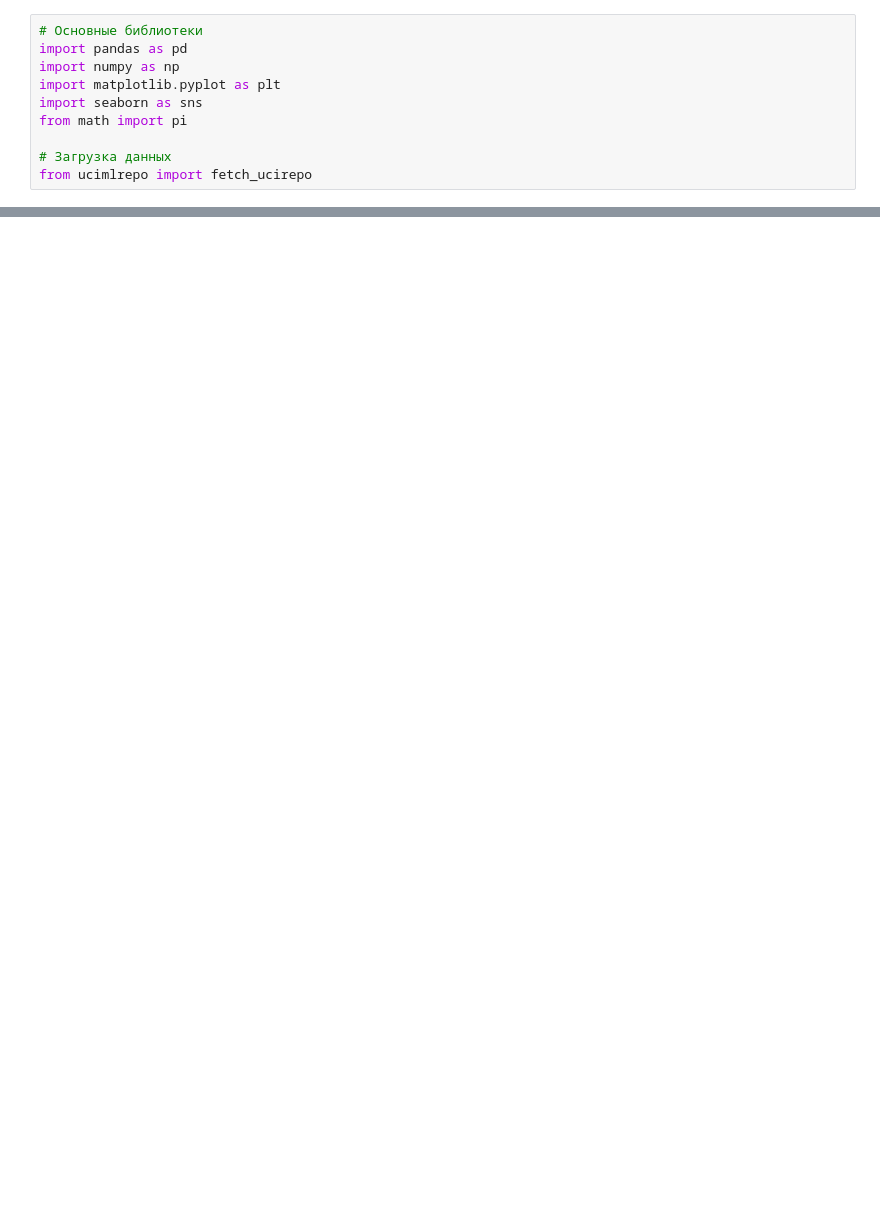
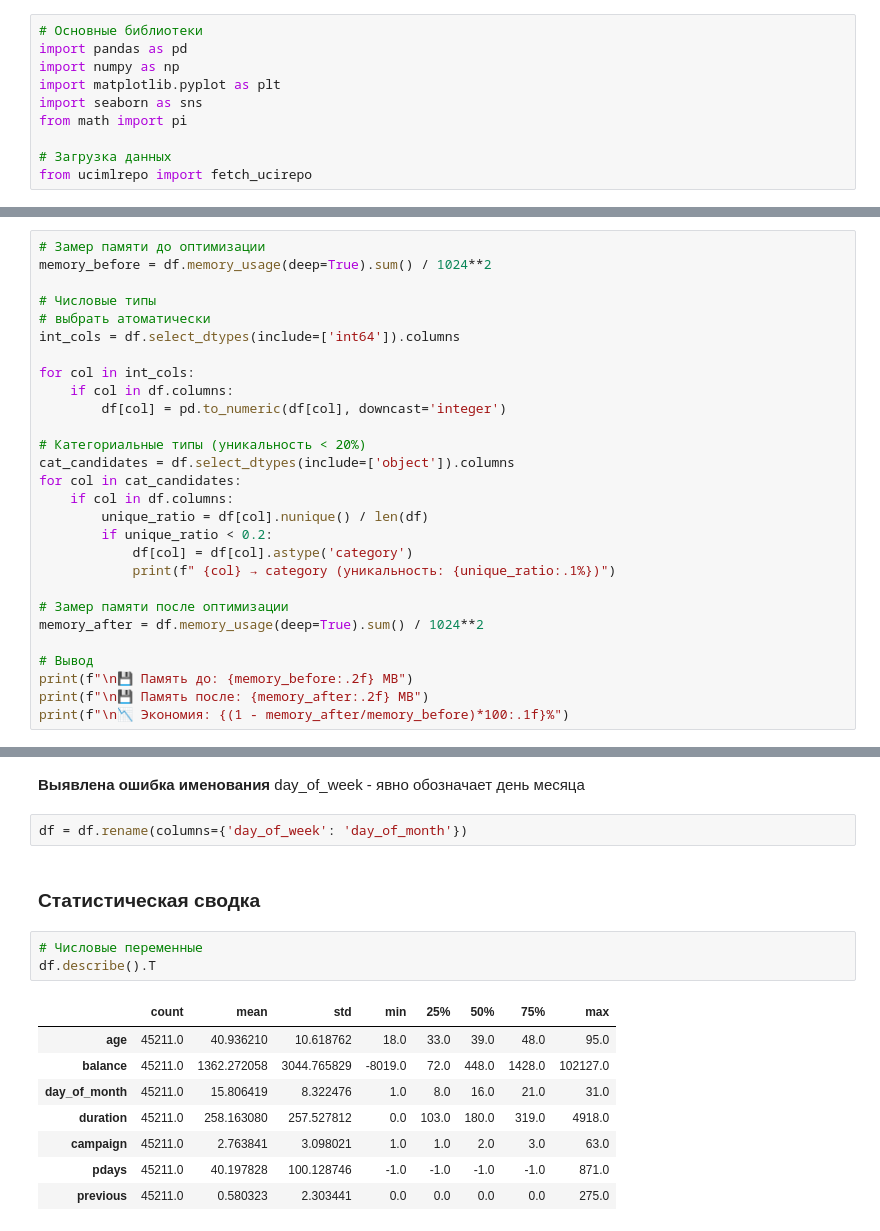
Before and after one commit to RafaelPozoyan/UrFU_project, a Jupyter notebook: practicum.ipynb, the cells around one changed output, grey strips where cells are left out. Saved outputs shown, nothing was run; the diff lists cells and outputs as text; blank space fills up the shorter version.

```diff
--- a/practicum.ipynb
+++ b/practicum.ipynb
@@ -50,0 +164,28 @@ memory usage: 5.9+ MB
+# %%
+# Замер памяти до оптимизации
+memory_before = df.memory_usage(deep=True).sum() / 1024**2
+
+# Числовые типы
+# выбрать атоматически
+int_cols = df.select_dtypes(include=['int64']).columns
+
+for col in int_cols:
+    if col in df.columns:
+        df[col] = pd.to_numeric(df[col], downcast='integer')
+
+# Категориальные типы (уникальность < 20%)
+cat_candidates = df.select_dtypes(include=['object']).columns
+for col in cat_candidates:
+    if col in df.columns:
+        unique_ratio = df[col].nunique() / len(df)
+        if unique_ratio < 0.2:
+            df[col] = df[col].astype('category')
+            print(f" {col} → category (уникальность: {unique_ratio:.1%})")
+
+# Замер памяти после оптимизации
+memory_after = df.memory_usage(deep=True).sum() / 1024**2
+
+# Вывод
+print(f"\n💾 Память до: {memory_before:.2f} MB")
+print(f"\n💾 Память после: {memory_after:.2f} MB")
+print(f"\n📉 Экономия: {(1 - memory_after/memory_before)*100:.1f}%")
@@ -50,0 +229,19 @@ memory usage: 5.9+ MB
+# %% [markdown]
+**Выявлена ошибка именования**
+day_of_week - явно обозначает день месяца
+# %%
+df = df.rename(columns={'day_of_week': 'day_of_month'})
+# %% [markdown]
+### Статистическая сводка
+# %%
+# Числовые переменные
+df.describe().T
+# %% [output]
+|  | count | mean | std | min | 25% | 50% | 75% | max |
+| age | 45211.0 | 40.936210 | 10.618762 | 18.0 | 33.0 | 39.0 | 48.0 | 95.0 |
+| balance | 45211.0 | 1362.272058 | 3044.765829 | -8019.0 | 72.0 | 448.0 | 1428.0 | 102127.0 |
+| day_of_month | 45211.0 | 15.806419 | 8.322476 | 1.0 | 8.0 | 16.0 | 21.0 | 31.0 |
+| duration | 45211.0 | 258.163080 | 257.527812 | 0.0 | 103.0 | 180.0 | 319.0 | 4918.0 |
+| campaign | 45211.0 | 2.763841 | 3.098021 | 1.0 | 1.0 | 2.0 | 3.0 | 63.0 |
+| pdays | 45211.0 | 40.197828 | 100.128746 | -1.0 | -1.0 | -1.0 | -1.0 | 871.0 |
+| previous | 45211.0 | 0.580323 | 2.303441 | 0.0 | 0.0 | 0.0 | 0.0 | 275.0 |
```
Also changed, not shown: parts of 22 cells of this notebook.
